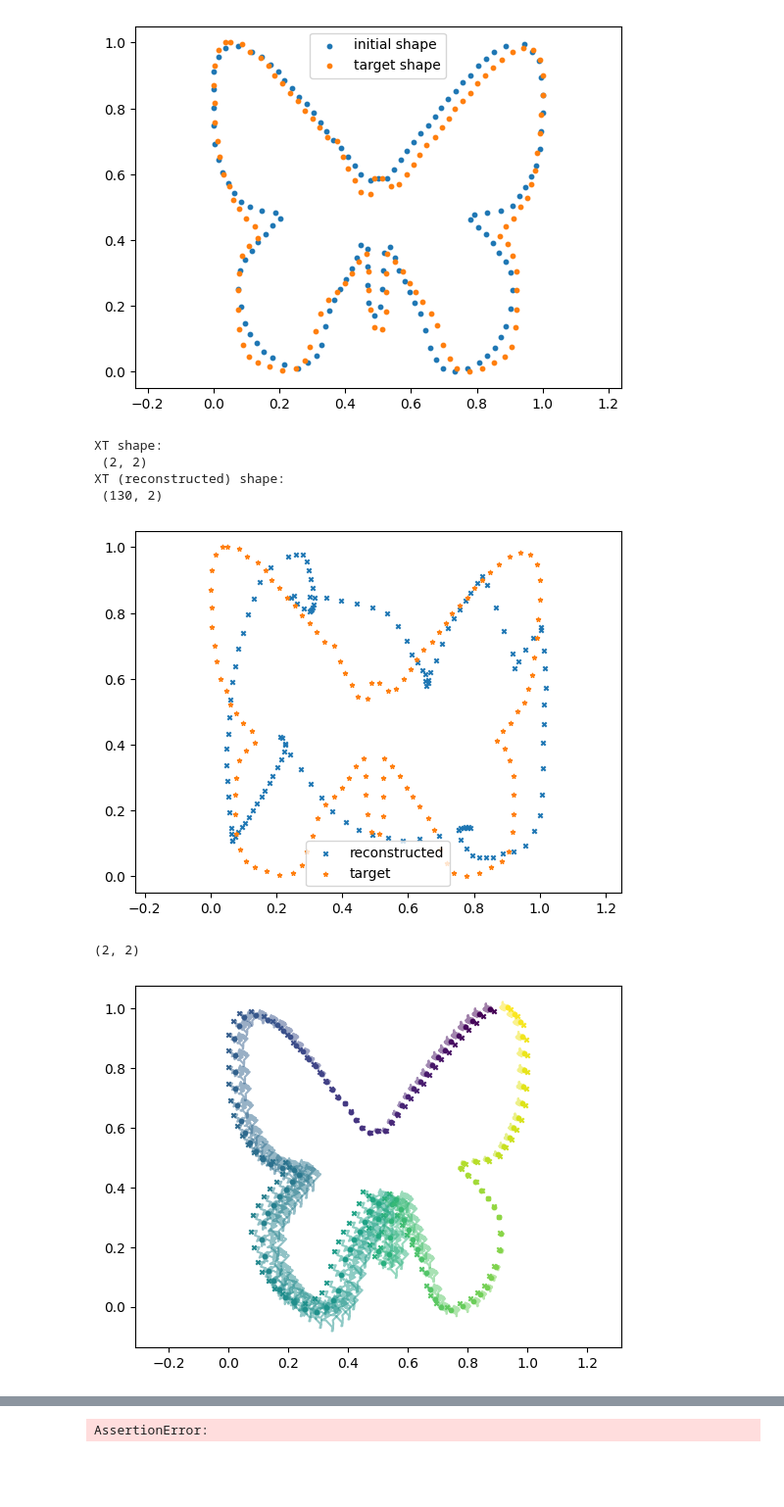
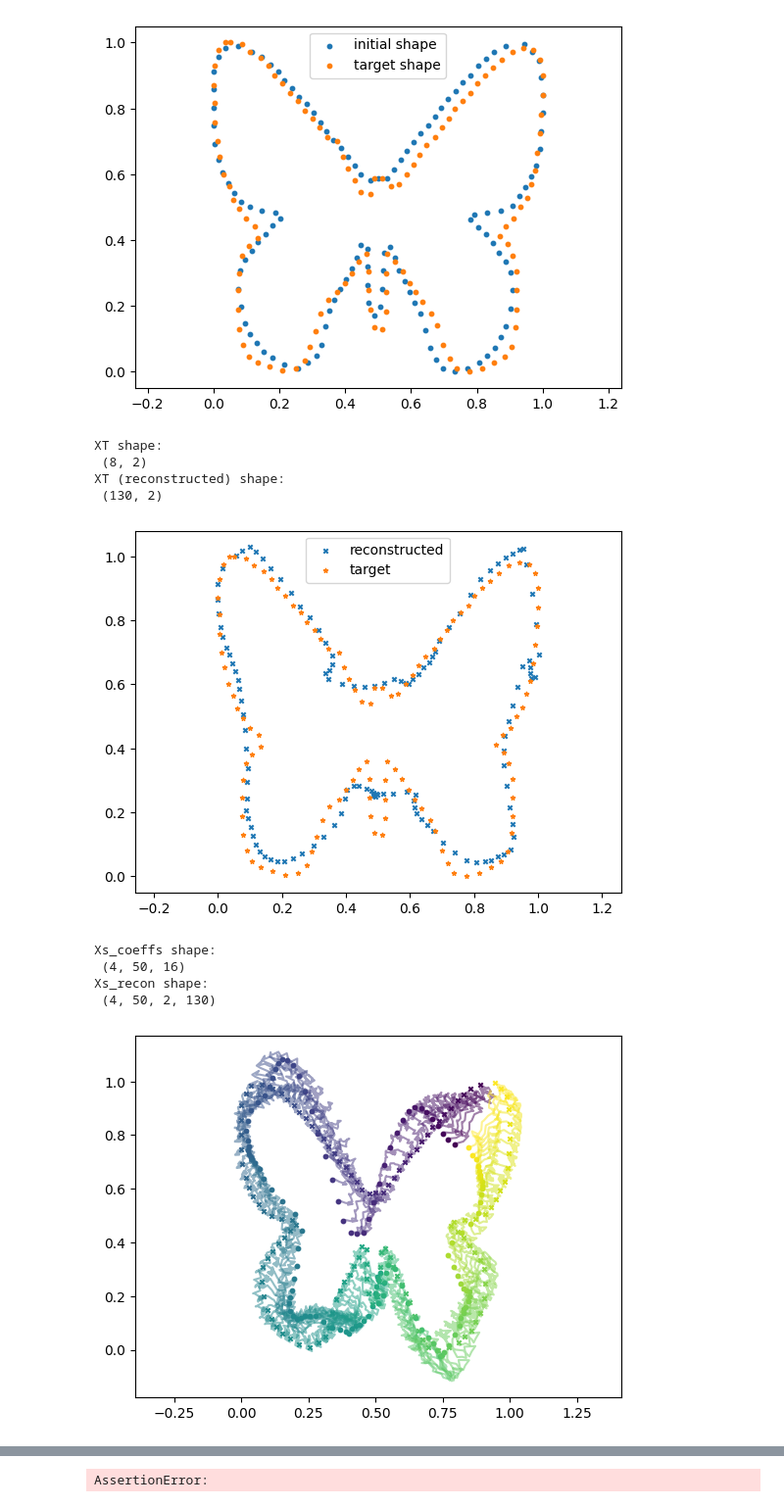
Before and after one commit to libbylbaker/infsdebridge, a Jupyter notebook: sdebridge/notebooks/gaussian_Q_bridge_fft_sm.ipynb, the cells around one changed output, grey strips where cells are left out. Shown at 98% size. Saved outputs shown, nothing was run; the diff lists cells and outputs as text; code cells hidden in the pictures; blank space fills up the shorter version.

```diff
--- a/sdebridge/notebooks/gaussian_Q_bridge_fft_sm.ipynb
+++ b/sdebridge/notebooks/gaussian_Q_bridge_fft_sm.ipynb
@@ -52,11 +52,11 @@ S0 shape:  (130, 2)
 ST shape:  (120, 2)
 [figure]
 # %%
-n_bases = 2
+n_bases = 8
 
 sde_config = ConfigDict(
     {
-        'init_S': S0,
+        'init_S': S0.flatten(),
         'T': 1.0,
         'N': 50,
         'dim': 2,
@@ -68,7 +68,7 @@ sde_config = ConfigDict(
 sde = FourierGaussianKernelSDE(sde_config)
 bridge = DiffusionBridge(sde)
 # %%
-X0 = jnp.zeros((sde.n_bases, sde.dim, ), dtype=jnp.complex64)
+X0 = jnp.zeros((sde.dim*sde.n_bases, ), dtype=jnp.complex64)
 
 S0_coeffs = jnp.fft.rfft(S0, norm="forward", n=S0.shape[0], axis=0)
 ST_coeffs = jnp.fft.rfft(ST, norm="forward", n=ST.shape[0], axis=0)
@@ -85,10 +85,10 @@ with jax.default_device(jax.devices('cpu')[0]):
     plt.legend()
 # %% [output]
 XT shape:
- (2, 2)
+ (8, 2)
 XT (reconstructed) shape:
  (130, 2)
-[figure, old version]
+[figure, new version]
 # %%
 forward_uncond = bridge.simulate_forward_process(
     initial_val = X0,
@@ -96,24 +96,28 @@ forward_uncond = bridge.simulate_forward_process(
 )
 
 Xs_coeffs = forward_uncond["trajectories"]
-Xs_recon = jnp.fft.irfft(Xs_coeffs, n=S0.shape[0], axis=2, norm="forward")
-Ss = S0[None, None, :, :] + Xs_recon
+print("Xs_coeffs shape: \n", Xs_coeffs.shape)
+Xs_coeffs = Xs_coeffs.reshape((Xs_coeffs.shape[0], Xs_coeffs.shape[1], 2, sde.n_bases))
+Xs_recon = jnp.fft.irfft(Xs_coeffs, n=S0.shape[0], axis=3, norm="forward")
+print("Xs_recon shape: \n", Xs_recon.shape)
+Ss = S0[None, None, :, :] + jnp.swapaxes(Xs_recon, 2, 3)
+# %% [output]
+Xs_coeffs shape:
+ (4, 50, 16)
+Xs_recon shape:
+ (4, 50, 2, 130)
-# %%
-sde.covariance(X0, time=0.0).shape
-# %% [output]
-(2, 2)
 # %%
-n = 1
+n = 2
 cmap = colormaps.get_cmap('viridis')
 colors = cmap(np.linspace(0, 1, S0.shape[0]))
 with jax.default_device(jax.devices('cpu')[0]):
     for i in range(S0.shape[0]):
         plt.scatter(Ss[n, 0, i, 0], Ss[n, 0, i, 1], s=10, marker='x', color=colors[i])
         plt.scatter(Ss[n, -1, i, 0], Ss[n, -1, i, 1], s=10, marker='o', color=colors[i])
         plt.plot(Ss[n, :, i, 0], Ss[n, :, i, 1], color=colors[i], alpha=0.5)
     plt.axis('equal')
 # %% [output]
-[figure, old version]
+[figure, new version]
 # %%
 setup_params = {
     "network": {
```
Also changed, not shown: parts of 2 cells of this notebook, 10 other files.
